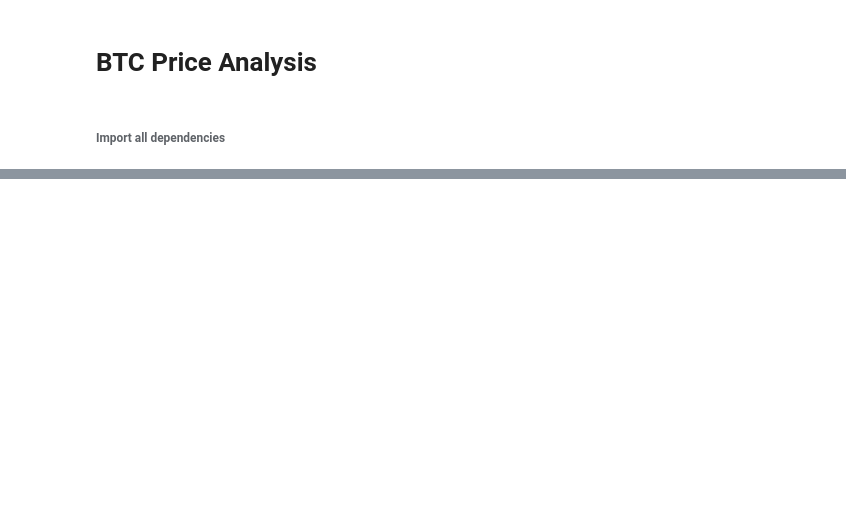
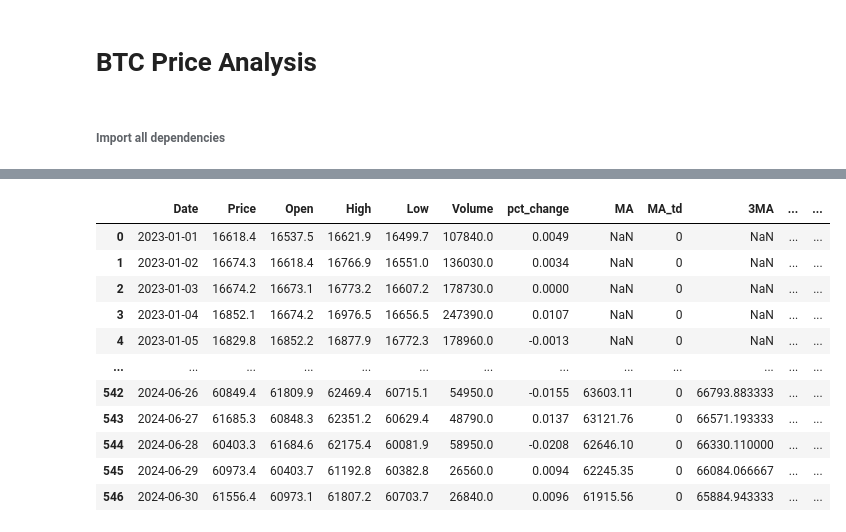
Before and after one commit to NumericCamel/Crypto, a Jupyter notebook: Bitcoin_Price_Analysis.ipynb, the cells around one changed output, grey strips where cells are left out. Cells and saved outputs as stored; diff of their text form; code cells hidden in the pictures; blank space fills up the shorter version.

```diff
--- a/Bitcoin_Price_Analysis.ipynb
+++ b/Bitcoin_Price_Analysis.ipynb
@@ -44,0 +41,93 @@ btc_1
+# %%
+def technical_analysis(df):
+    # Create a copy of the input DataFrame
+    ta = df.copy()
+
+    # 10D MA
+    ta['MA'] = ta.Price.rolling(window=10).mean()
+    ta['MA_td'] = (ta.Price > ta.MA).astype(int)
+
+    # 30D MA
+    ta['3MA'] = ta.Price.rolling(window=30).mean()
+    ta['3MA_td'] = (ta.Price > ta['3MA']).astype(int)
+
+    # %K
+    lowest_low = ta.Low.rolling(window=10).min()
+    highest_high = ta.High.rolling(window=10).max()
+    ta['%K'] = (ta.Price - lowest_low) / (highest_high - lowest_low) * 100
+    ta['%K_td'] = (ta['%K'] > ta['%K'].shift(1)).astype(int)
+
+    # Calculate %D
+    ta['%D'] = ta['%K'].rolling(window=3).mean()
+    ta['%D_td'] = (ta['%D'] > ta['%D'].shift(1)).astype(int)
+
+    # RSI
+    delta = ta.Price.diff()
+    gain = (delta.where(delta > 0, 0)).rolling(window=14).mean()
+    loss = (-delta.where(delta < 0, 0)).rolling(window=14).mean()
+    rs = gain / loss
+    ta['RSI'] = 100 - (100 / (1 + rs))
+
+    def RSI_td(rsi_values):
+        if rsi_values >= 70:
+            return -1
+        elif rsi_values <= 30:
+            return 1
+        else:
+            return 0
+
+    ta['RSI_td'] = ta.RSI.apply(RSI_td)
+
+    # Momentum
+    momentum_window = 10
+    ta['Momentum'] = ta.Price - ta.Price.shift(momentum_window)
+    ta['Momentum_td'] = (ta.Momentum > 1).astype(int)
+
+    # MACD 12,26,9
+    ta['EMA12'] = ta.Price.ewm(span=12, adjust=False).mean()
+    ta['EMA26'] = ta.Price.ewm(span=26, adjust=False).mean()
+    ta['MACD'] = ta['EMA12'] - ta['EMA26']
+    ta['Signal'] = ta['MACD'].ewm(span=9, adjust=False).mean()
+    ta['MACD_td'] = (ta['MACD'] > ta['MACD'].shift(1)).astype(int)
+
+    # CCI
+    ta['TP'] = (ta['High'] + ta['Low'] + ta['Price']) / 3
+
+    # Calculate the 20-period Simple Moving Average of the Typical Price
+    ta['SMA_TP'] = ta['TP'].rolling(window=20).mean()
+
+    def calculate_md(series):
+        return abs(series - series.mean()).mean()
+
+    ta['MD'] = ta['TP'].rolling(window=20).apply(calculate_md)
+
+    # Calculate the CCI
+    ta['CCI'] = (ta['TP'] - ta['SMA_TP']) / (0.015 * ta['MD'])
+
+    def CCI_td(CCI_values):
+        if CCI_values >= 100:
+            return -1
+        elif CCI_values <= -100:
+            return 1
+        else:
+            return 0
+
+    ta['CCI_td'] = ta.CCI.apply(CCI_td)
+
+    return ta
+
+btc_ta = technical_analysis(btc_1)
+btc_ta
+# %% [output]
+|  | Date | Price | Open | High | Low | Volume | pct_change | MA | MA_td | 3MA | ... | ... |
+| 0 | 2023-01-01 | 16618.4 | 16537.5 | 16621.9 | 16499.7 | 107840.0 | 0.0049 | NaN | 0 | NaN | ... | ... |
+| 1 | 2023-01-02 | 16674.3 | 16618.4 | 16766.9 | 16551.0 | 136030.0 | 0.0034 | NaN | 0 | NaN | ... | ... |
+| 2 | 2023-01-03 | 16674.2 | 16673.1 | 16773.2 | 16607.2 | 178730.0 | 0.0000 | NaN | 0 | NaN | ... | ... |
+| 3 | 2023-01-04 | 16852.1 | 16674.2 | 16976.5 | 16656.5 | 247390.0 | 0.0107 | NaN | 0 | NaN | ... | ... |
+| 4 | 2023-01-05 | 16829.8 | 16852.2 | 16877.9 | 16772.3 | 178960.0 | -0.0013 | NaN | 0 | NaN | ... | ... |
+| ... | ... | ... | ... | ... | ... | ... | ... | ... | ... | ... | ... | ... |
+| 542 | 2024-06-26 | 60849.4 | 61809.9 | 62469.4 | 60715.1 | 54950.0 | -0.0155 | 63603.11 | 0 | 66793.883333 | ... | ... |
+| 543 | 2024-06-27 | 61685.3 | 60848.3 | 62351.2 | 60629.4 | 48790.0 | 0.0137 | 63121.76 | 0 | 66571.193333 | ... | ... |
+| 544 | 2024-06-28 | 60403.3 | 61684.6 | 62175.4 | 60081.9 | 58950.0 | -0.0208 | 62646.10 | 0 | 66330.110000 | ... | ... |
+| 545 | 2024-06-29 | 60973.4 | 60403.7 | 61192.8 | 60382.8 | 26560.0 | 0.0094 | 62245.35 | 0 | 66084.066667 | ... | ... |
+| 546 | 2024-06-30 | 61556.4 | 60973.1 | 61807.2 | 60703.7 | 26840.0 | 0.0096 | 61915.56 | 0 | 65884.943333 | ... | ... |
```
Also changed, not shown: parts of 4 cells of this notebook, 2 other files.
